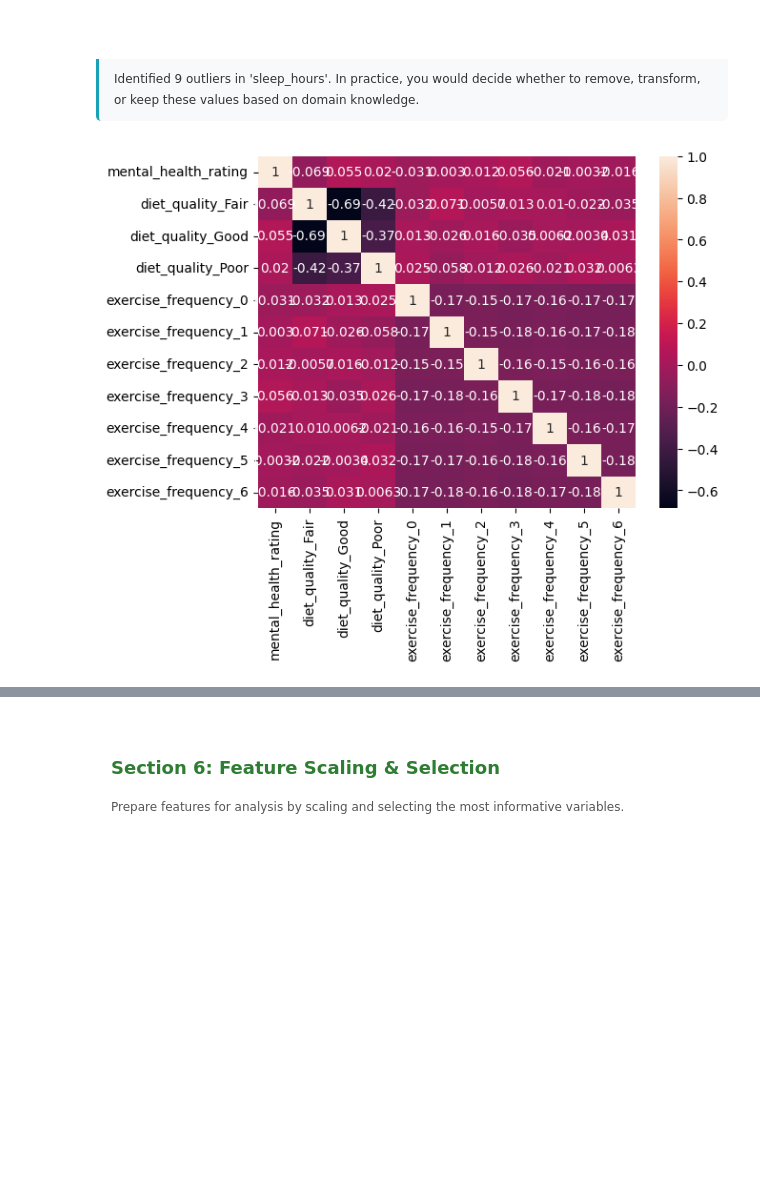
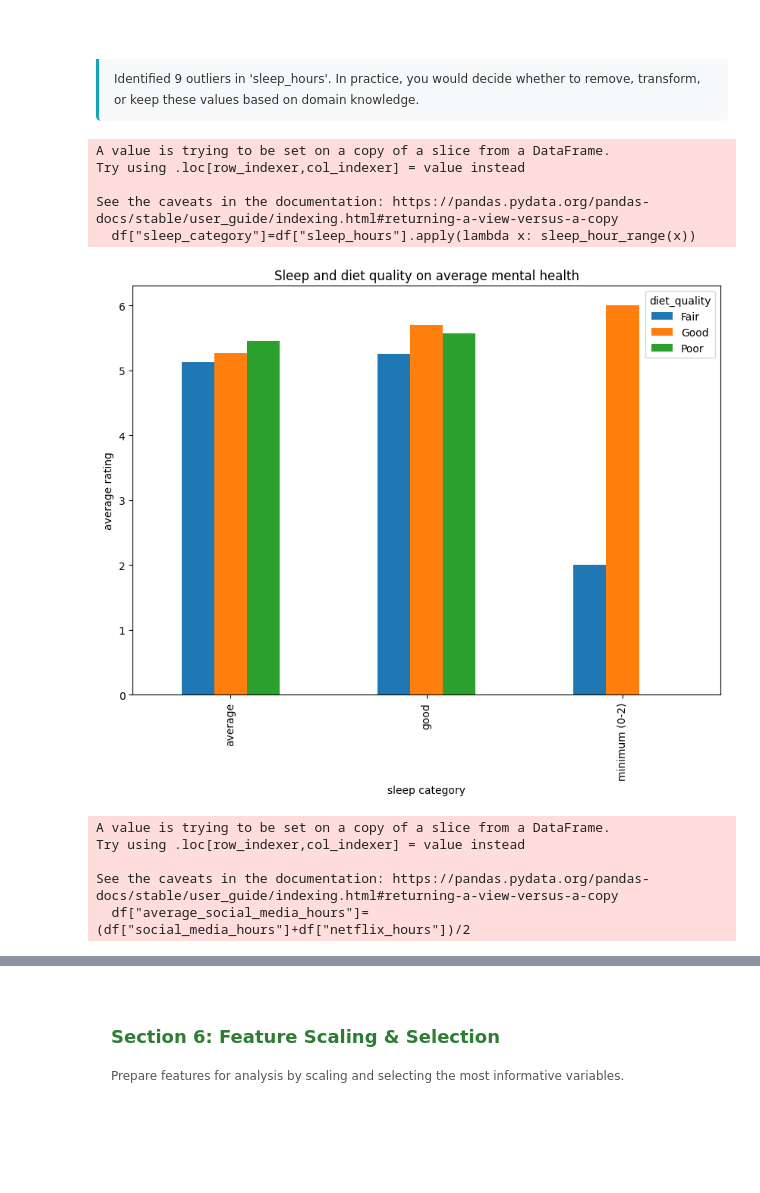
Before and after one commit to Nikhil-Kudupudi/StoryTellingWithData, a Jupyter notebook: Lab 01_DataProcessing.ipynb, the cells around one changed output, grey strips where cells are left out. Drawn from its saved outputs; the diff is of its cells as text; code cells hidden in the pictures; blank space fills up the shorter version.

```diff
--- a/Lab 01_DataProcessing.ipynb
+++ b/Lab 01_DataProcessing.ipynb
@@ -800,14 +800,52 @@ Data points removed: 9
 Outlier Analysis Complete
 Identified 9 outliers in 'sleep_hours'. In practice, you would decide whether to remove, transform, or keep these values based on domain knowledge.
 # %%
-# 1.Does sleep hours and diet quality affect the mental health rating of students? and how does frequent exercise play role in this?
-#convert categorical to numerical data
-one_hot_encoded_df = pd.get_dummies(df[["diet_quality","exercise_frequency"]], columns=['diet_quality','exercise_frequency'])
-sleep_diet_df=pd.concat([df[['mental_health_rating']], one_hot_encoded_df], axis=1)
-sleep_dietcorr=sleep_diet_df.corr()
-sns.heatmap(sleep_dietcorr,annot=True)
+# 1.Does sleep hours and diet quality affect the mental health rating of students?
+
+def sleep_hour_range(value):
+    category=None
+    if value >0 and value <=2:
+        category="minimum (0-2)"
+    if value >2 and value <=5:
+        category="average"
+    if value >5 :
+        category="good"
+    return category
+df["sleep_category"]=df["sleep_hours"].apply(lambda x: sleep_hour_range(x))
+health_quality=pd.pivot_table(
+    df,
+    values='mental_health_rating',
+    index='sleep_category',
+    columns='diet_quality',
+    aggfunc='mean'
+)
+
+
+health_quality.plot(kind='bar', figsize=(10, 7))
+plt.title("Sleep and diet quality on average mental health")
+plt.xlabel("sleep category")
+plt.ylabel("average rating")
 plt.show()
+
 # 2. how is study hours related to the score perfomance?if yes, is social media one of the reason that affect most?
+df["average_social_media_hours"]=(df["social_media_hours"]+df["netflix_hours"])/2
+plt.title("study hours affect on score")
+plt.scatter(df["study_hours_per_day"],df["exam_score"])
+plt.show()
+# explore social media affect on this
+df_corr=df[["study_hours_per_day","exam_score","average_social_media_hours"]].corr()
+sns.heatmap(df_corr,cmap="coolwarm",annot=True)
+plt.show()
 # 3. Part time job impact on sleep hours, and how does it change student score and attendance perncentage?
 # %% [output]
+A value is trying to be set on a copy of a slice from a DataFrame.
+Try using .loc[row_indexer,col_indexer] = value instead
+
+See the caveats in the documentation: https://pandas.pydata.org/pandas-docs/stable/user_guide/indexing.html#returning-a-view-versus-a-copy
+  df["sleep_category"]=df["sleep_hours"].apply(lambda x: sleep_hour_range(x))
-[figure, old version]
+[figure, new version]
+A value is trying to be set on a copy of a slice from a DataFrame.
+Try using .loc[row_indexer,col_indexer] = value instead
+
+See the caveats in the documentation: https://pandas.pydata.org/pandas-docs/stable/user_guide/indexing.html#returning-a-view-versus-a-copy
+  df["average_social_media_hours"]=(df["social_media_hours"]+df["netflix_hours"])/2
```
Also changed, not shown: parts of 2 cells of this notebook.
